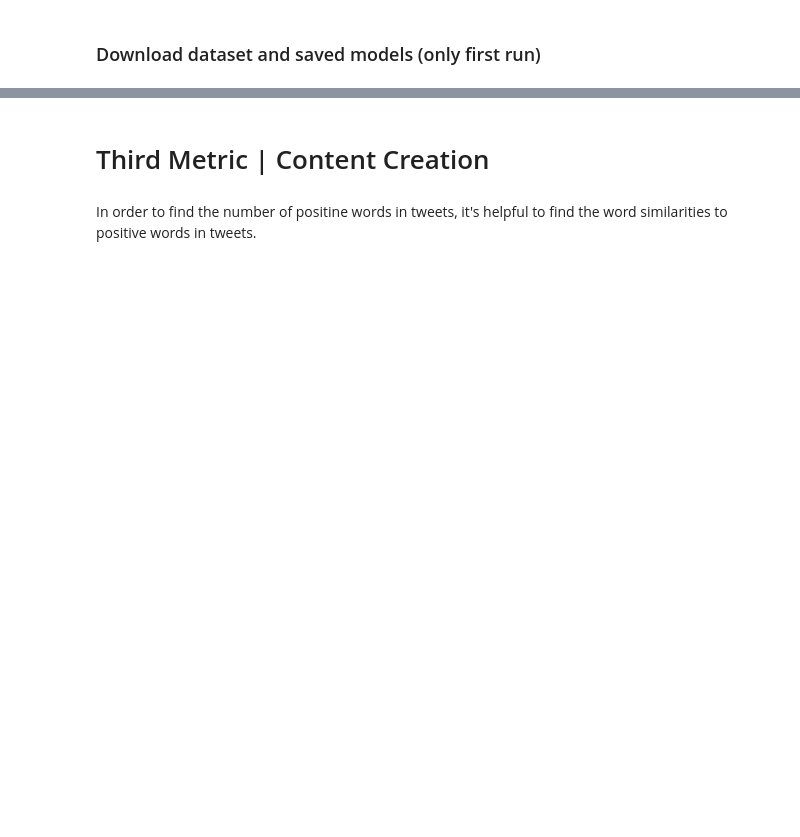
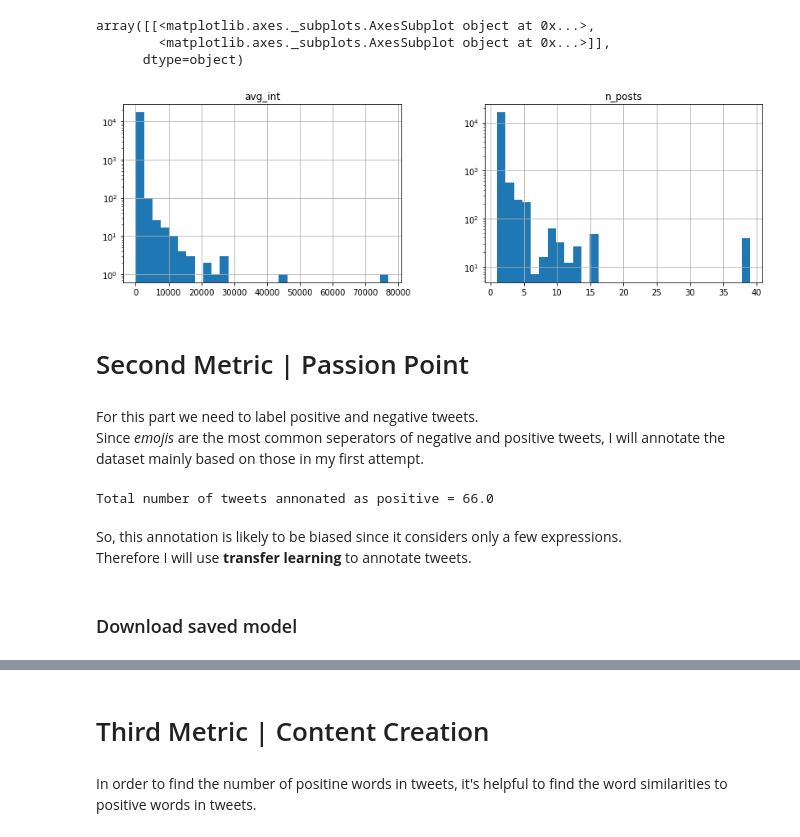
Before and after one commit to FatemeFarhang/data-science, a Jupyter notebook: Task_03.ipynb, the cells around one changed output, grey strips where cells are left out. Cells and saved outputs as stored; diff of their text form; code cells hidden in the pictures; blank space fills up the shorter version.

Commit message:
add transfer learning and change data

```diff
--- a/Task_03.ipynb
+++ b/Task_03.ipynb
@@ -7,0 +44,11 @@ Mounted at /content/drive
+# %%
+url = "https://github.com/sraeisi/MachineLearning_Physics/blob/master/Data/random_tweets.csv?raw=true"
+df = pd.read_csv(url,
+                 usecols = [2,6,7,10,11,15,16,17]
+                 )
+df = df[df['language']=='en'].drop(['language'], axis=1)
+df.drop_duplicates(ignore_index=True, inplace=True)
+# df = df.sample(random_state=0, frac= .5, ignore_index = True)
+
+print(f'There are a total number of {len(df)} tweets in this dataset.')
+df.head()
@@ -7,0 +63,3 @@ Mounted at /content/drive
+# %%
+# convert time
+df['created_at'] = [datetime.strptime(df.iloc[i]['created_at'], "%Y-%d-%m %H:%M:%S %Z") for i in range(len(df))]
@@ -7,0 +68,23 @@ Mounted at /content/drive
+# %%
+users = df.user_id.unique()
+
+# no. of posts of each user
+for u in users:
+    df.loc[df['user_id']== u,'n_posts'] = len(df[df['user_id']== u])
+# %%
+df['avg_int'] = 0
+
+# average interactions per post
+# tweets = df['tweet']
+for i,r in df.iterrows():
+    row = df.at[i, 'tweet']
+    sub_df = df[df['tweet'] == row]
+    origin = df.index[(df['tweet']==row) & (df['created_at']==min(sub_df['created_at']))][0] #the original tweet index
+    if ( abs(sub_df['created_at'].diff()) ).sum() < timedelta(hours = 4): #only take into account the tweets that are created within approximately 2 hours
+        n_int = 0
+        n_int = n_int + sum(sub_df['likes_count'] + sub_df['retweets_count'] + sub_df['replies_count'])
+        df.at[origin,'avg_int'] = ( n_int / df.at[origin, 'n_posts'] )
+    else:
+        n_int = 0
+        n_int = n_int + sum(df.at[origin, 'likes_count'] + df.at[origin, 'retweets_count'] + df.at[origin,'replies_count'])
+        df.at[origin,'avg_int'] = ( n_int / df.at[origin, 'n_posts'] )
@@ -8,2 +100,32 @@ Mounted at /content/drive
+# %%
+df.hist(['avg_int','n_posts'],bins=30, log=True, figsize=(14,4))
+# %% [output]
+array([[<matplotlib.axes._subplots.AxesSubplot object at 0x...>,
+        <matplotlib.axes._subplots.AxesSubplot object at 0x...>]],
+      dtype=object)
+[figure, added]
+# %% [markdown]
+# Second Metric | Passion Point
+# %% [markdown]
+For this part we need to label positive and negative tweets. <br/>
+Since _emojis_ are the most common seperators of negative and positive tweets, I will annotate the dataset mainly based on those in my first attempt.
+# %%
+for i,r in df.iterrows():
+    for word in df.at[i,'tweet'].lower().split(" "):
+        # positive
+        if word in[':)', ':p', ':d', ':-)', ':))', 'love', 'great', 'thanks', 'thank', 'happy', 'nice', 'good', 'love', 'awesome', '&lt;3', 'follow']:
+            df.at[i, 'semantic'] = int(1)
+        # negative
+        elif word in[':(((', ':((', ':(', ':-(', 'sad', 'miss', 'sorry']:
+            df.at[i, 'semantic'] = int(0)
+        else:
+            df.at[i, 'semantic'] = int(0)
+
+print(f'Total number of tweets annonated as positive = {df.semantic.sum()}')
+# %% [output]
+Total number of tweets annonated as positive = 66.0
+# %% [markdown]
+So, this annotation is likely to be biased since it considers only a few expressions. <br/>
+Therefore I will use **transfer learning** to annotate tweets.
 # %% [markdown]
-### Download dataset and saved models (only first run)
+### Download saved model
```
Also changed, not shown: parts of 47 cells of this notebook.
